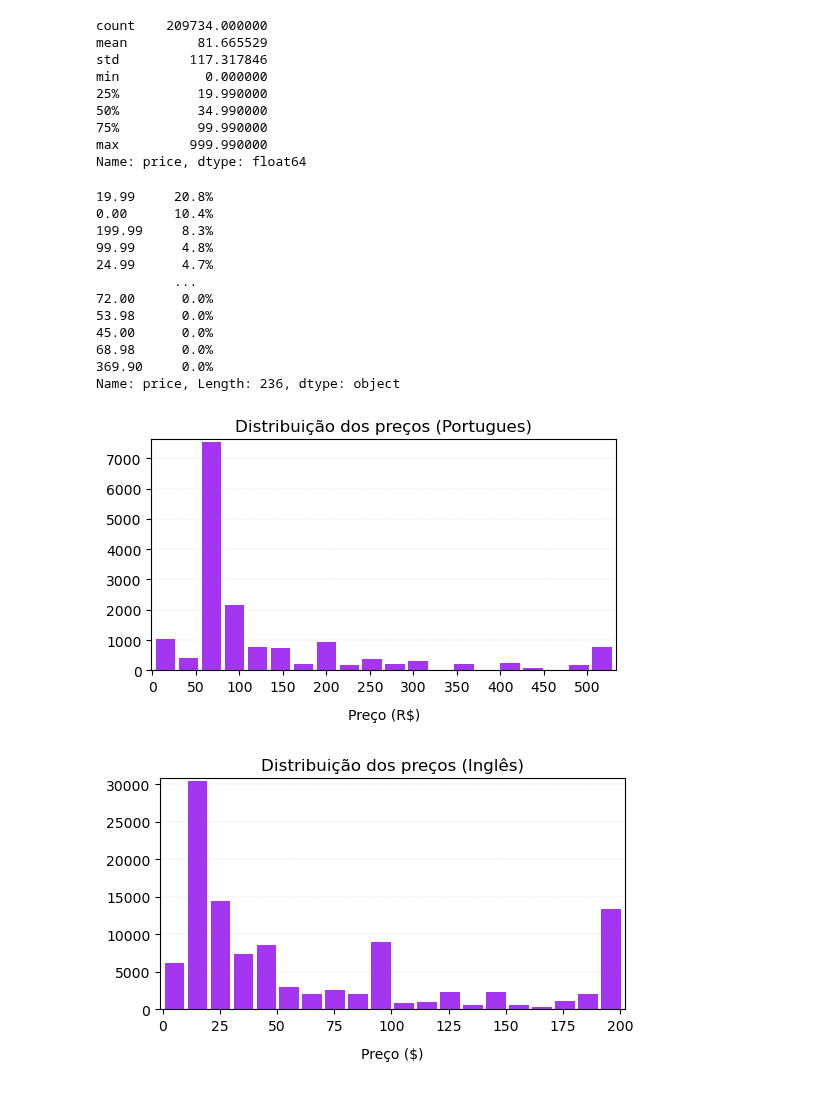
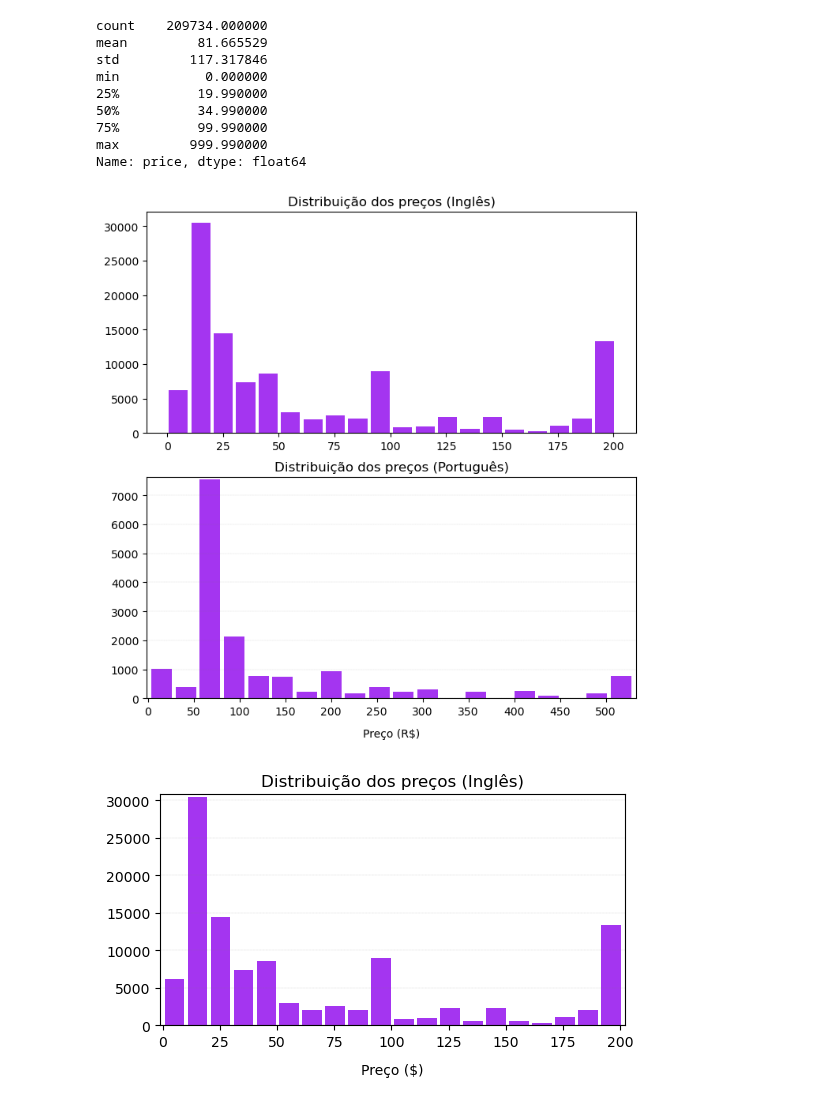
Before and after one commit to ismailymendes/mooc_udemy_coursera, a Jupyter notebook: mooc_udemy.ipynb, the cells around one changed output. Cells and saved outputs as stored; diff of their text form; code cells hidden in the pictures.

```diff
--- a/mooc_udemy.ipynb
+++ b/mooc_udemy.ipynb
@@ -331,46 +356,36 @@ min           0.000000
 75%          99.990000
 max         999.990000
 Name: price, dtype: float64
-# %%
-udemy_cursos.price.value_counts(normalize=True).mul(100).round(1).astype(str) + '%'
-# %% [output]
-19.99     20.8%
-0.00      10.4%
-199.99     8.3%
-99.99      4.8%
-24.99      4.7%
-          ...
-72.00      0.0%
-53.98      0.0%
-45.00      0.0%
-68.98      0.0%
-369.90     0.0%
-Name: price, Length: 236, dtype: object
 # %%
-# Distribuição dos preços dos cursos em Português
-plt.figure(figsize = (6, 3))
-plt.hist(udemy_cursos[(udemy_cursos['is_paid']==True) & (udemy_cursos['language']=='Portuguese')]['price'],
+# Distribuição dos preços dos cursos
+fig, (ax1, ax2) = plt.subplots(2,1,figsize = (8,8))
+ax1.hist(udemy_cursos[(udemy_cursos['is_paid']==True) & (udemy_cursos['language']=='English')]['price'],
+         bins=20,
+         rwidth=0.85,
+         range=(0,201),
+         color='#A435F0')
+ax2.hist(udemy_cursos[(udemy_cursos['is_paid']==True) & (udemy_cursos['language']=='Portuguese')]['price'],
          bins=20,
          rwidth=0.85,
          color='#A435F0')
 plt.grid(axis='y', color ='Grey', linestyle ='-.', linewidth = 0.1)
 plt.xticks(range(0,551,50))
 plt.margins(0.01)
 plt.xlabel("Preço (R$)", labelpad=10)
 plt.ylabel("")
-plt.title('Distribuição dos preços (Portugues)',loc='center', fontdict={'fontsize': 12})
-
+ax1.set_title('Distribuição dos preços (Inglês)',loc='center', fontdict={'fontsize': 12})
+ax2.set_title('Distribuição dos preços (Português)',loc='center', fontdict={'fontsize': 12})
 SMALL_SIZE = 8
 MEDIUM_SIZE = 10
 BIGGER_SIZE = 12
 
 plt.rc('axes', labelsize=MEDIUM_SIZE)    # tamanho da fonte dos rótulos do eixo x e y
 plt.rc('xtick', labelsize=MEDIUM_SIZE)   # tamanho da fonte do eixo x
 plt.rc('ytick', labelsize=MEDIUM_SIZE)   # tamanho da fonte do eixo y
 plt.rc('legend', fontsize=SMALL_SIZE)    # tamanho da fonte da legenda
 plt.show()
 # %% [output]
-[figure, old version]
+[figure, new version]
 # %%
 # Distribuição dos preços dos cursos em Inglês
 plt.figure(figsize = (6, 3))
```
Also changed, not shown: parts of 12 cells of this notebook.
